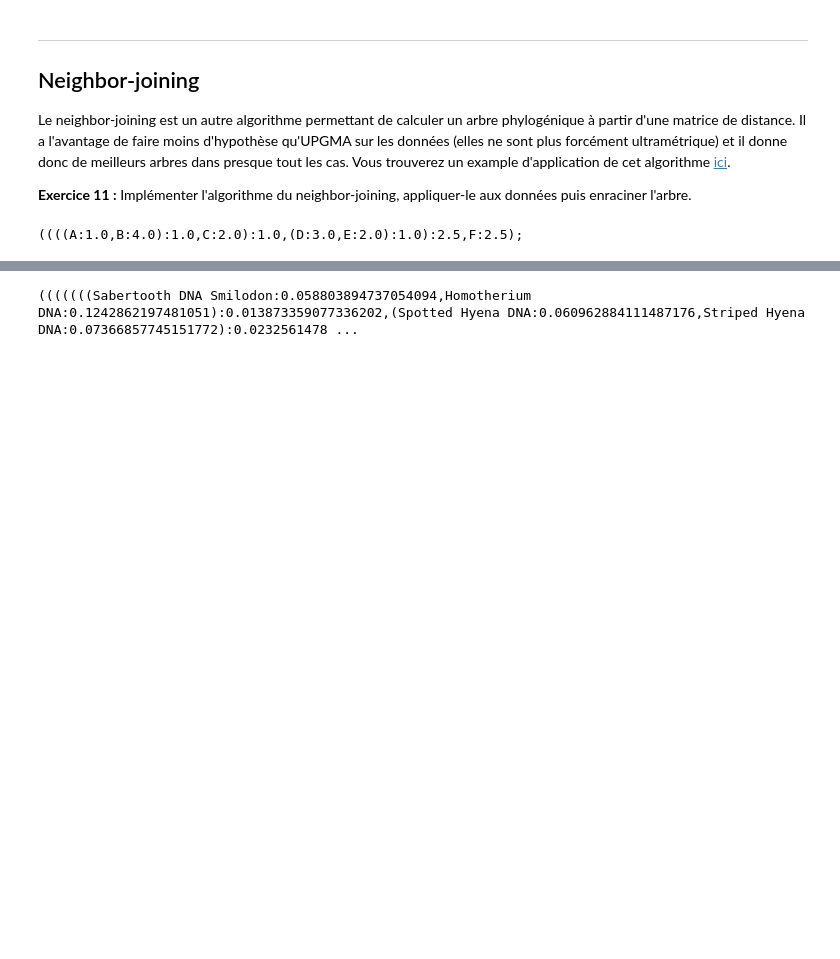
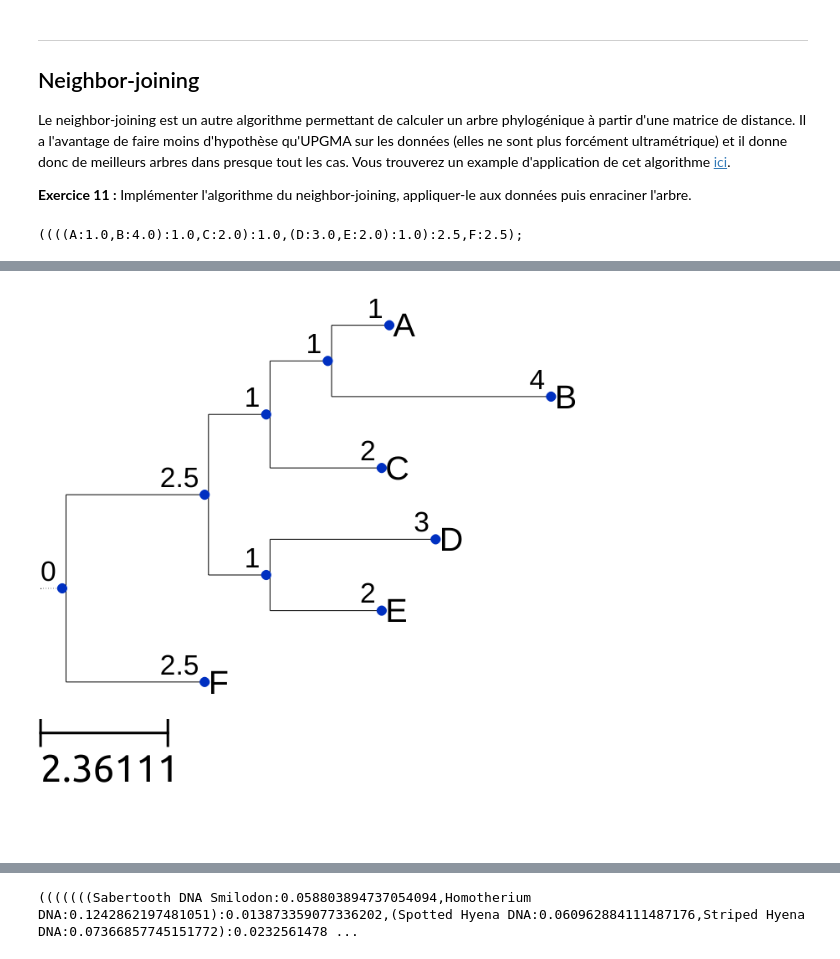
Before and after one commit to orthose/cat_phylo, a Jupyter notebook: projet_phylogenie.ipynb, the cells around one changed output, grey strips where cells are left out. Drawn from its saved outputs; the diff is of its cells as text; code cells hidden in the pictures; blank space fills up the shorter version.

```diff
--- a/projet_phylogenie.ipynb
+++ b/projet_phylogenie.ipynb
@@ -807,0 +808,9 @@ t.render('%%inline', w=183, units='mm', tree_style=ts)
+# %%
+tester="((((A:1.0,B:4.0):1.0,C:2.0):1.0,(D:3.0,E:2.0):1.0):2.5,F:2.5);"
+# %%
+p = Tree(tester)
+ps = TreeStyle()
+ps.show_branch_length = True
+p.render('%%inline', w=183, units='mm', tree_style=ps)
+# %% [output]
+[figure, added]
```
Also changed, not shown: parts of 8 cells of this notebook.
